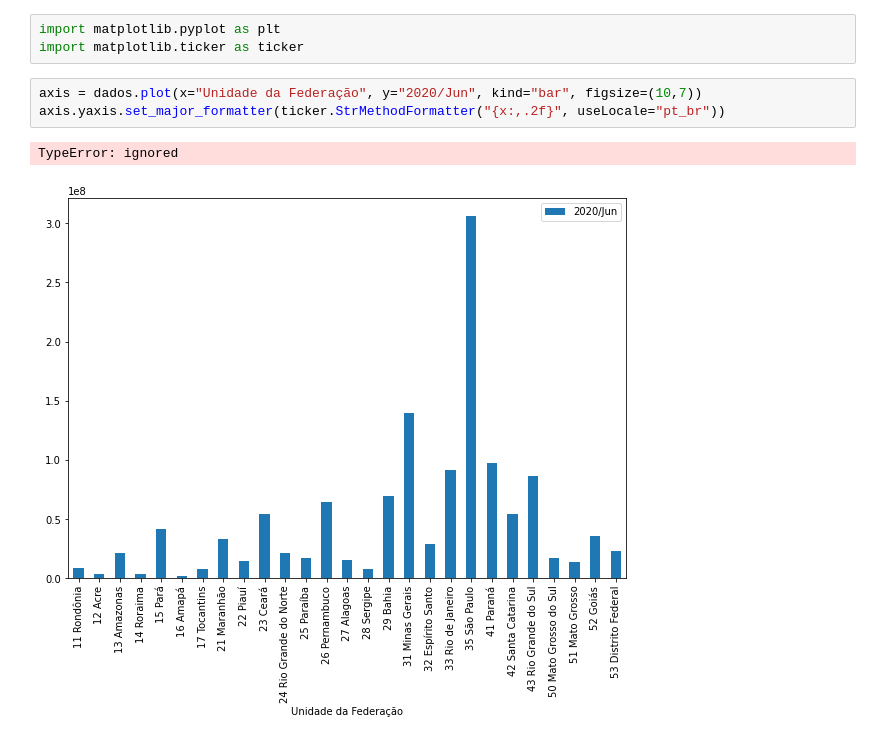
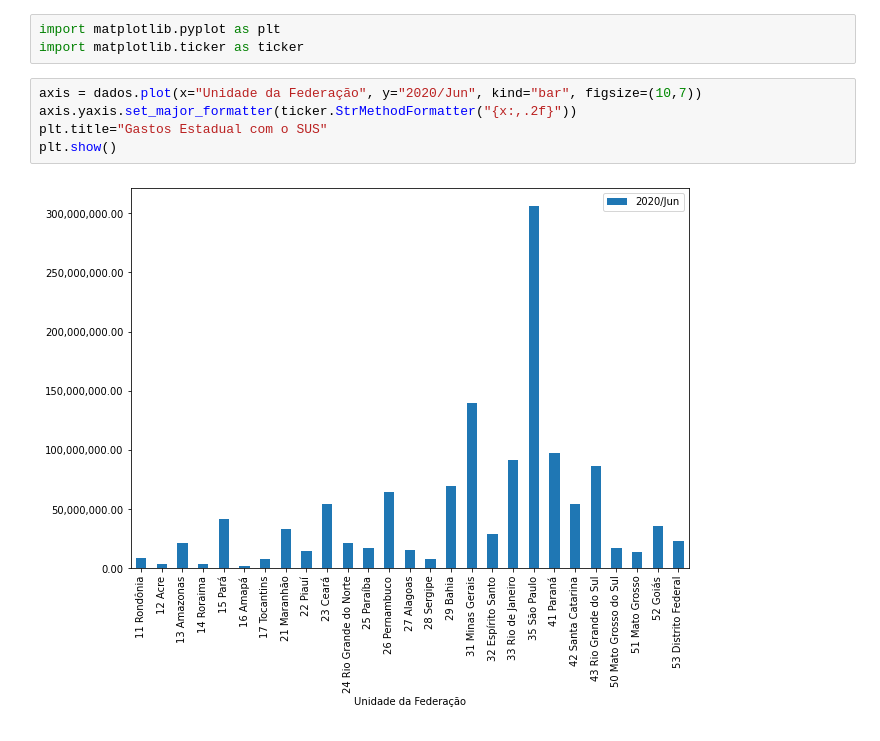
Before and after one commit to rabastos44/Bootcamp-Data-Science-Alura, a Jupyter notebook: BootCampDS.ipynb, the cells around one changed output. Cells and saved outputs as stored; diff of their text form.

```diff
--- a/BootCampDS.ipynb
+++ b/BootCampDS.ipynb
@@ -52,7 +52,8 @@ import matplotlib.pyplot as plt
 import matplotlib.ticker as ticker
 # %%
 axis = dados.plot(x="Unidade da Federação", y="2020/Jun", kind="bar", figsize=(10,7))
-axis.yaxis.set_major_formatter(ticker.StrMethodFormatter("{x:,.2f}", useLocale="pt_br"))
+axis.yaxis.set_major_formatter(ticker.StrMethodFormatter("{x:,.2f}"))
+plt.title="Gastos Estadual com o SUS"
+plt.show()
 # %% [output]
-TypeError: ignored
-[figure, old version]
+[figure, new version]
```
